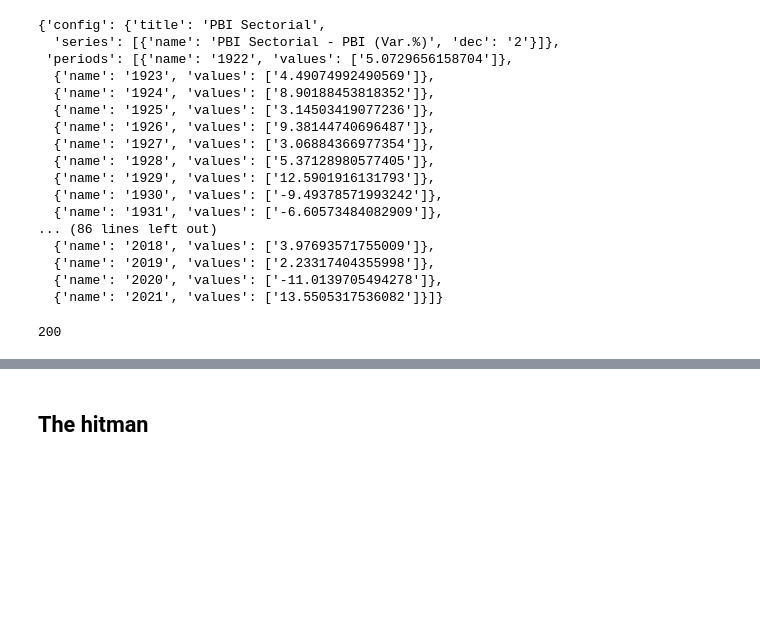
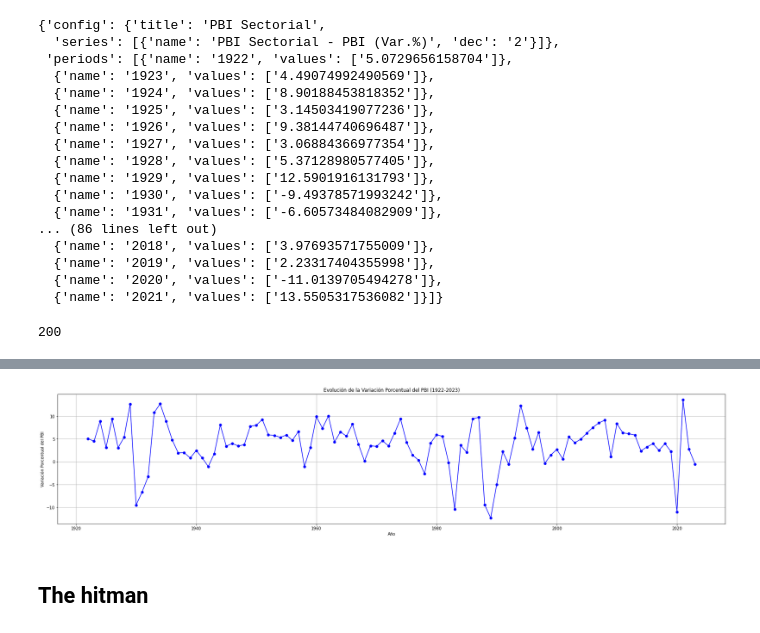
Before and after one commit to qlab-intro-python/tarea-4-team-canales-torres, a Jupyter notebook: tarea_4_plantilla.ipynb, the cells around one changed output, grey strips where cells are left out. Cells and saved outputs as stored; diff of their text form; code cells hidden in the pictures; blank space fills up the shorter version.

```diff
--- a/tarea_4_plantilla.ipynb
+++ b/tarea_4_plantilla.ipynb
@@ -56,7 +56,7 @@ response1.json()
   {'name': '2020', 'values': ['-11.0139705494278']},
   {'name': '2021', 'values': ['13.5505317536082']}]}
 # %%
-response2 = requests.get("https://estadisticas.bcrp.gob.pe/estadisticas/series/api/PN01728AM/json/2022/2024")
+response2 = requests.get("https://estadisticas.bcrp.gob.pe/estadisticas/series/api/PN01728AM/json/2022/2023") # La data de 2023 se encuentra incompleta, por eso la obvio.
 status_code2 = response2.status_code
 status_code2
 # %% [output]
@@ -83,0 +82,16 @@ response2.json()
+# %%
+# Obtén los datos JSON de ambas respuestas
+data1 = response1.json()
+data2 = response2.json()
+
+# Calcula el promedio de la variación porcentual del PBI en response2
+variation_values_2022 = [float(period["values"][0]) for period in data2["periods"]]
+average_variation_2022 = sum(variation_values_2022) / len(variation_values_2022)
+
+# Crea una nueva estructura de datos llamada data3 basada en data1 y agrega el promedio para el año 2022
+data3 = {
+    "config": data1["config"],
+    "periods": data1["periods"] + [{"name": "2022", "values": [str(average_variation_2022)]}]
+}
+
+data3
@@ -83,0 +116,9 @@ response2.json()
+# %%
+# Añade la estimación para el año 2023 en data4 (Ese valor se encuentra en este link: https://www.bcrp.gob.pe/docs/Publicaciones/Reporte-Inflacion/2023/diciembre/reporte-de-inflacion-diciembre-2023-presentacion.pdf)
+data4 = {
+    "config": data3["config"],
+    "periods": data3["periods"] + [{"name": "2023", "values": ["-0.5"]}]
+}
+
+# Muestra la estructura de datos resultante llamada data4
+data4
@@ -84,3 +143,19 @@ response2.json()
+# %%
+import matplotlib.pyplot as plt
+# Crea listas para almacenar los años y las variaciones porcentuales
+years = [int(period["name"]) for period in data4["periods"]]
+variations = [float(period["values"][0]) for period in data4["periods"]]
+
+# Grafica la evolución de la variación porcentual a lo largo de los años
+plt.figure(figsize=(30, 6))
+plt.plot(years, variations, marker='o', linestyle='-', color='b')
+plt.title('Evolución de la Variación Porcentual del PBI (1922-2023)')
+plt.xlabel('Año')
+plt.ylabel('Variación Porcentual del PBI')
+plt.grid(True)
+plt.show()
+# %% [output]
+[figure, added]
 # %% [markdown]
 ## The hitman
 # %% [markdown]
```
Also changed, not shown: parts of 3 cells of this notebook.
